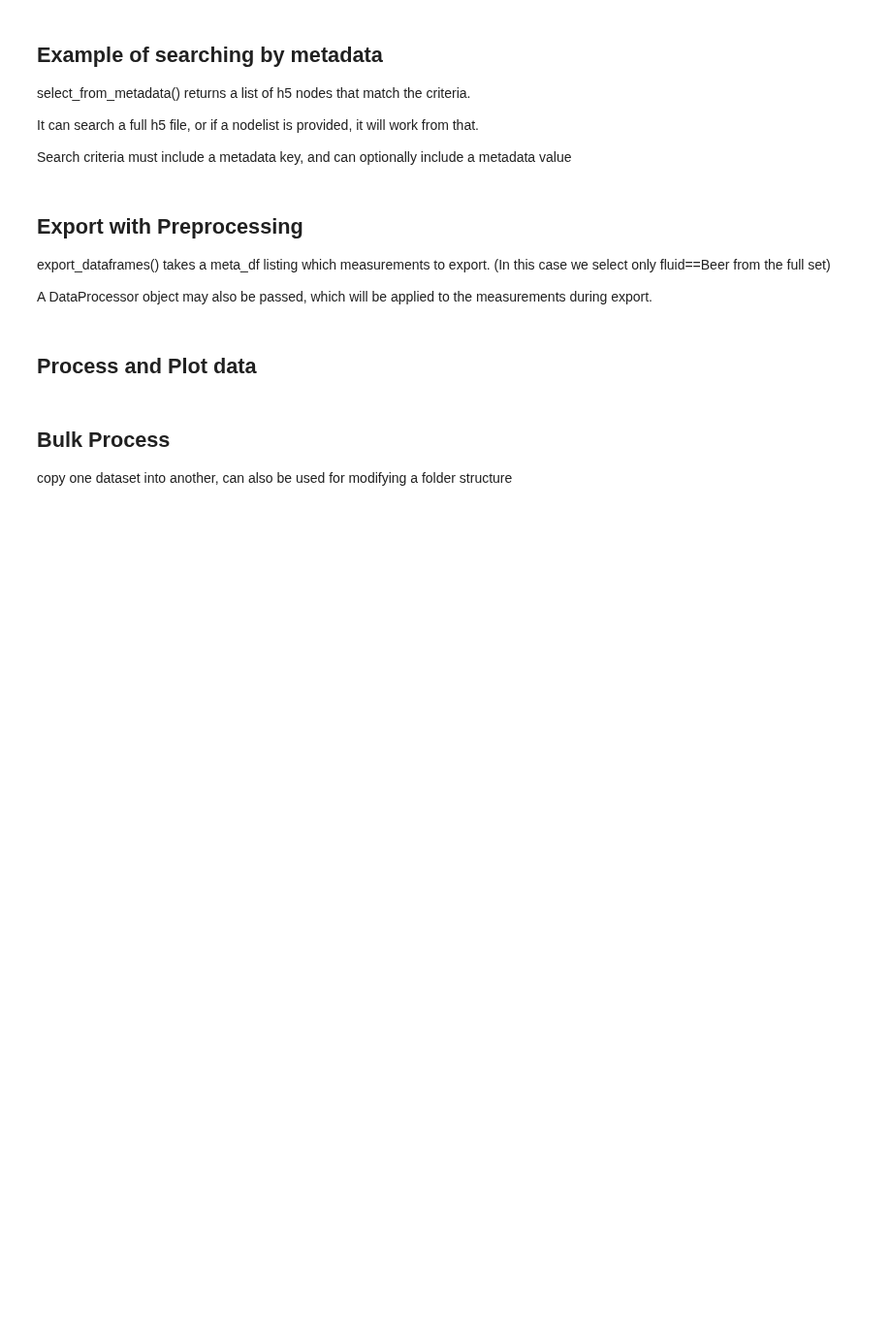
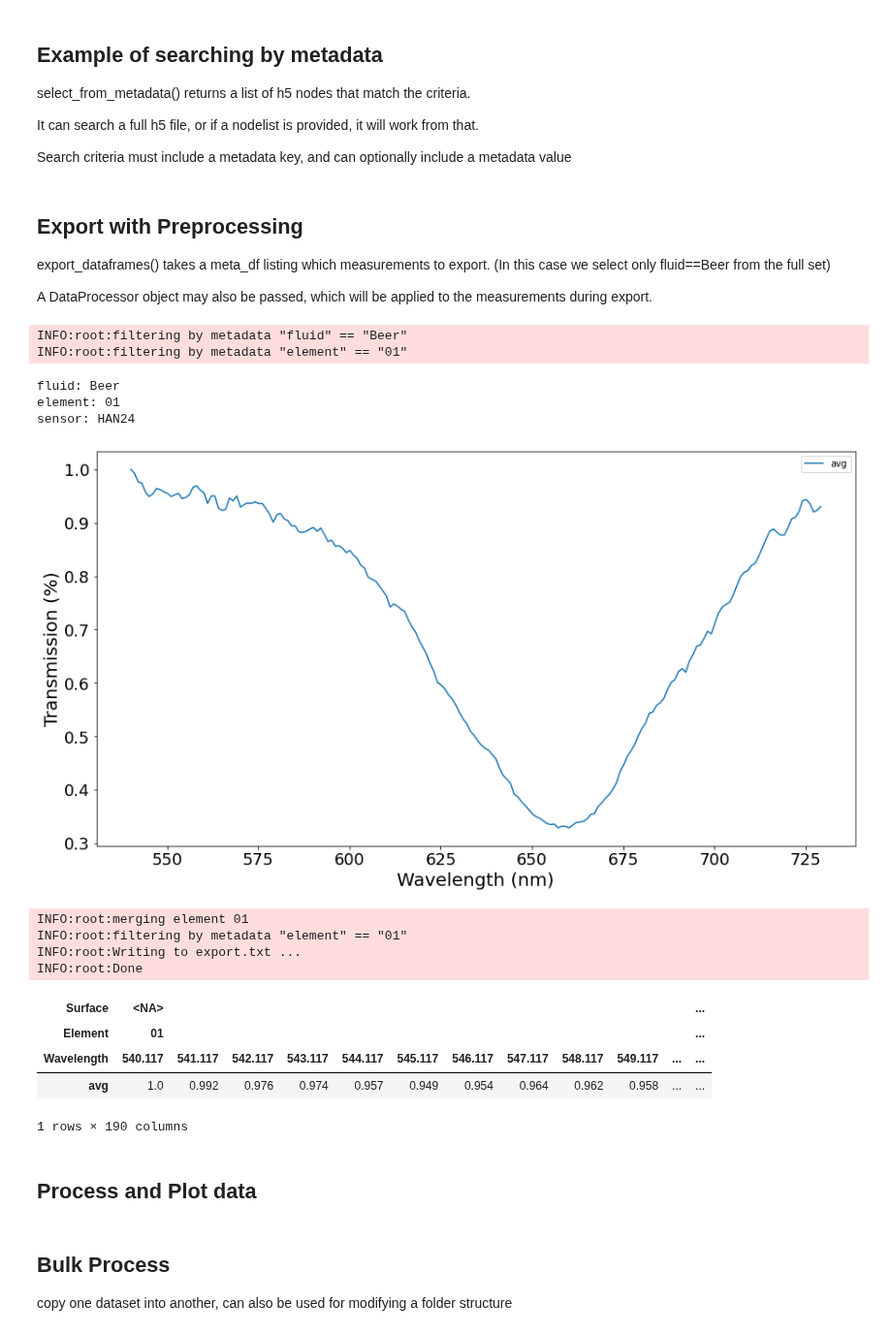
Before and after one commit to calcut/dwt-optical, a Jupyter notebook: csv_import_export.ipynb, the cells around one changed output. Shown at 97% size. Drawn from its saved outputs; the diff is of its cells as text; code cells hidden in the pictures; blank space fills up the shorter version.

Commit message:
avg repeats

```diff
--- a/csv_import_export.ipynb
+++ b/csv_import_export.ipynb
@@ -163,33 +163,50 @@ setup = json_setup.json_to_dict(setup_path)
 
 meta_df = csv.read_metadata(setup)
 meta_df = csv.select_from_metadata('fluid', 'Beer', meta_df)
 meta_df = csv.select_from_metadata('element', '01', meta_df)
 
 dp = lib.data_process.DataProcessor()
+dp.apply_avg_repeats = True
 dp.apply_normalise = True
 dp.apply_smooth = True
 dp.apply_trim = True
 dp.apply_interpolate = True
 dp.apply_round = True
 
 dp.smooth_points = 3
 dp.wavelength_trim_min = 540
 dp.wavelength_trim_max = 730
 dp.round_decimals = 3
 dp.interpolate_sampling_rate = 1.0
 
 merged_df, title = csv.merge_dataframes(setup, meta_df)
 
 merged_df
 df = dp.process_dataframe(merged_df)
 print(title)
 
 lib.data_process.plot(df)
 
 export = csv.export_dataframes(setup, meta_df, dp=dp, outfile='export.txt')
 export
 # stats = csv.export_stats(setup, meta_df, dp=dp, outfile='export_stats.txt')
 # stats
+# %% [output]
+INFO:root:filtering by metadata "fluid" == "Beer"
+INFO:root:filtering by metadata "element" == "01"
+fluid: Beer
+element: 01
+sensor: HAN24
+[figure, added]
+INFO:root:merging element 01
+INFO:root:filtering by metadata "element" == "01"
+INFO:root:Writing to export.txt ...
+INFO:root:Done
+| Surface | <NA> |  |  |  |  |  |  |  |  |  |  | ... |
+| Element | 01 |  |  |  |  |  |  |  |  |  |  | ... |
+| Wavelength | 540.117 | 541.117 | 542.117 | 543.117 | 544.117 | 545.117 | 546.117 | 547.117 | 548.117 | 549.117 | ... | ... |
+| avg | 1.0 | 0.992 | 0.976 | 0.974 | 0.957 | 0.949 | 0.954 | 0.964 | 0.962 | 0.958 | ... | ... |
+1 rows × 190 columns
 # %% [markdown]
 ## Process and Plot data
 # %%
```
